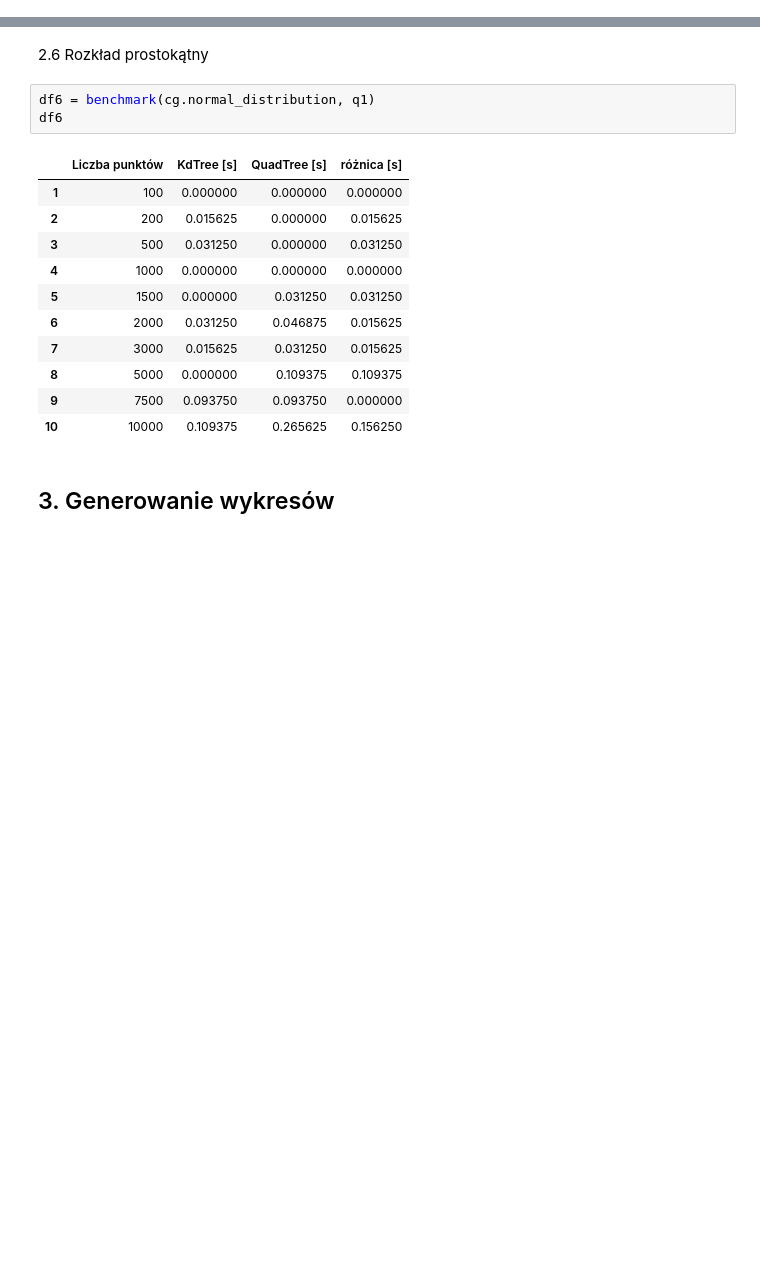
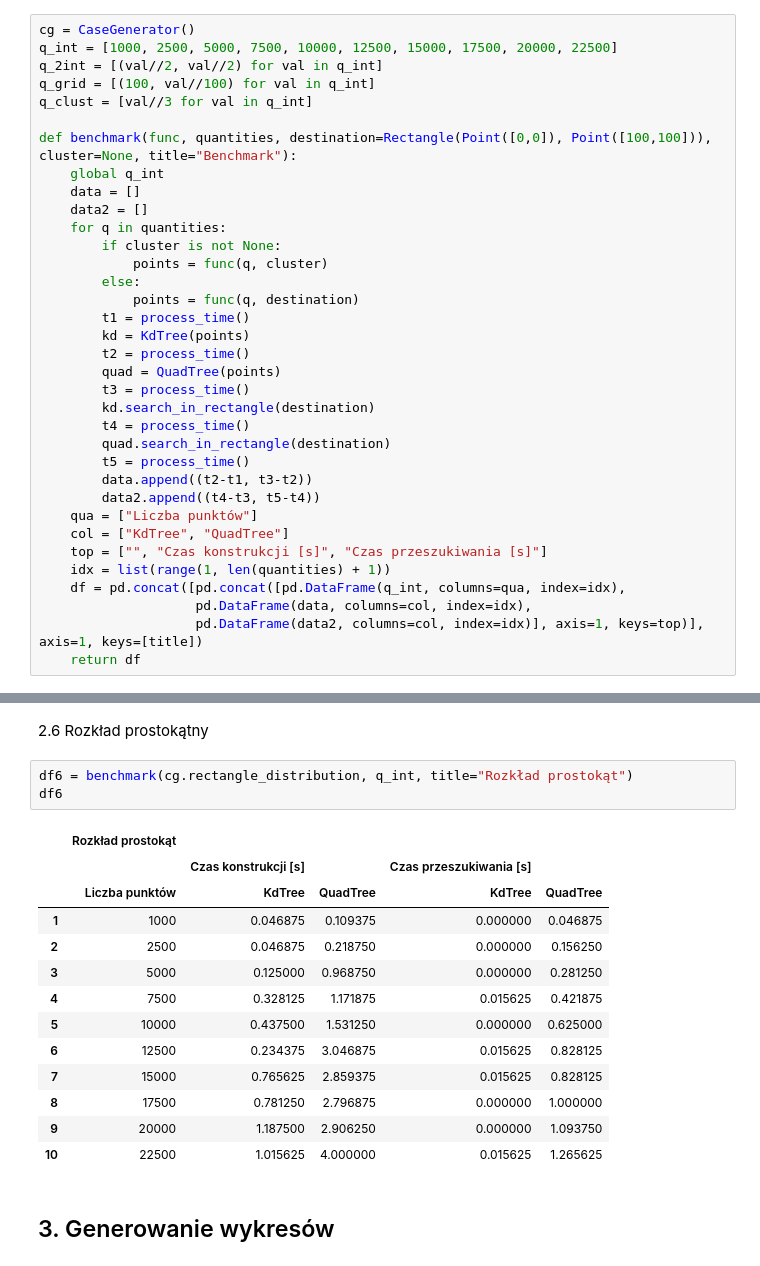
Before and after one commit to WerWojtas/QuadTree_and_KdTree, a Jupyter notebook: Comparison.ipynb, the cells around one changed output, grey strips where cells are left out. Cells and saved outputs as stored; diff of their text form; blank space fills up the shorter version.

```diff
--- a/Comparison.ipynb
+++ b/Comparison.ipynb
@@ -91 +73,36 @@ def benchmark(func, quantities, rectangle = Rectangle(Point([0,0]), Point([100,1
+# %%
+cg = CaseGenerator()
+q_int = [1000, 2500, 5000, 7500, 10000, 12500, 15000, 17500, 20000, 22500]
+q_2int = [(val//2, val//2) for val in q_int]
+q_grid = [(100, val//100) for val in q_int]
+q_clust = [val//3 for val in q_int]
+
+def benchmark(func, quantities, destination=Rectangle(Point([0,0]), Point([100,100])), cluster=None, title="Benchmark"):
+    global q_int
+    data = []
+    data2 = []
+    for q in quantities:
+        if cluster is not None:
+            points = func(q, cluster)
+        else:
+            points = func(q, destination)
+        t1 = process_time()
+        kd = KdTree(points)
+        t2 = process_time()
+        quad = QuadTree(points)
+        t3 = process_time()
+        kd.search_in_rectangle(destination)
+        t4 = process_time()
+        quad.search_in_rectangle(destination)
+        t5 = process_time()
+        data.append((t2-t1, t3-t2))
+        data2.append((t4-t3, t5-t4))
+    qua = ["Liczba punktów"]
+    col = ["KdTree", "QuadTree"]
+    top = ["", "Czas konstrukcji [s]", "Czas przeszukiwania [s]"]
+    idx = list(range(1, len(quantities) + 1))
+    df = pd.concat([pd.concat([pd.DataFrame(q_int, columns=qua, index=idx),
+                    pd.DataFrame(data, columns=col, index=idx),
+                    pd.DataFrame(data2, columns=col, index=idx)], axis=1, keys=top)], axis=1, keys=[title])
+    return df
 # %% [markdown]
@@ -184,19 +204,21 @@ df5
 # %% [markdown]
 2.6 Rozkład prostokątny
 # %%
-df6 = benchmark(cg.normal_distribution, q1)
+df6 = benchmark(cg.rectangle_distribution, q_int, title="Rozkład prostokąt")
 df6
 # %% [output]
-|  | Liczba punktów | KdTree [s] | QuadTree [s] | różnica [s] |
-| 1 | 100 | 0.000000 | 0.000000 | 0.000000 |
-| 2 | 200 | 0.015625 | 0.000000 | 0.015625 |
-| 3 | 500 | 0.031250 | 0.000000 | 0.031250 |
-| 4 | 1000 | 0.000000 | 0.000000 | 0.000000 |
-| 5 | 1500 | 0.000000 | 0.031250 | 0.031250 |
-| 6 | 2000 | 0.031250 | 0.046875 | 0.015625 |
-| 7 | 3000 | 0.015625 | 0.031250 | 0.015625 |
-| 8 | 5000 | 0.000000 | 0.109375 | 0.109375 |
-| 9 | 7500 | 0.093750 | 0.093750 | 0.000000 |
-| 10 | 10000 | 0.109375 | 0.265625 | 0.156250 |
+|  | Rozkład prostokąt |  |  |  |  |
+|  |  | Czas konstrukcji [s] |  | Czas przeszukiwania [s] |  |
+|  | Liczba punktów | KdTree | QuadTree | KdTree | QuadTree |
+| 1 | 1000 | 0.046875 | 0.109375 | 0.000000 | 0.046875 |
+| 2 | 2500 | 0.046875 | 0.218750 | 0.000000 | 0.156250 |
+| 3 | 5000 | 0.125000 | 0.968750 | 0.000000 | 0.281250 |
+| 4 | 7500 | 0.328125 | 1.171875 | 0.015625 | 0.421875 |
+| 5 | 10000 | 0.437500 | 1.531250 | 0.000000 | 0.625000 |
+| 6 | 12500 | 0.234375 | 3.046875 | 0.015625 | 0.828125 |
+| 7 | 15000 | 0.765625 | 2.859375 | 0.015625 | 0.828125 |
+| 8 | 17500 | 0.781250 | 2.796875 | 0.000000 | 1.000000 |
+| 9 | 20000 | 1.187500 | 2.906250 | 0.000000 | 1.093750 |
+| 10 | 22500 | 1.015625 | 4.000000 | 0.015625 | 1.265625 |
 # %% [markdown]
 ## 3. Generowanie wykresów
```
Also changed, not shown: parts of 30 cells of this notebook, 1 other file.
